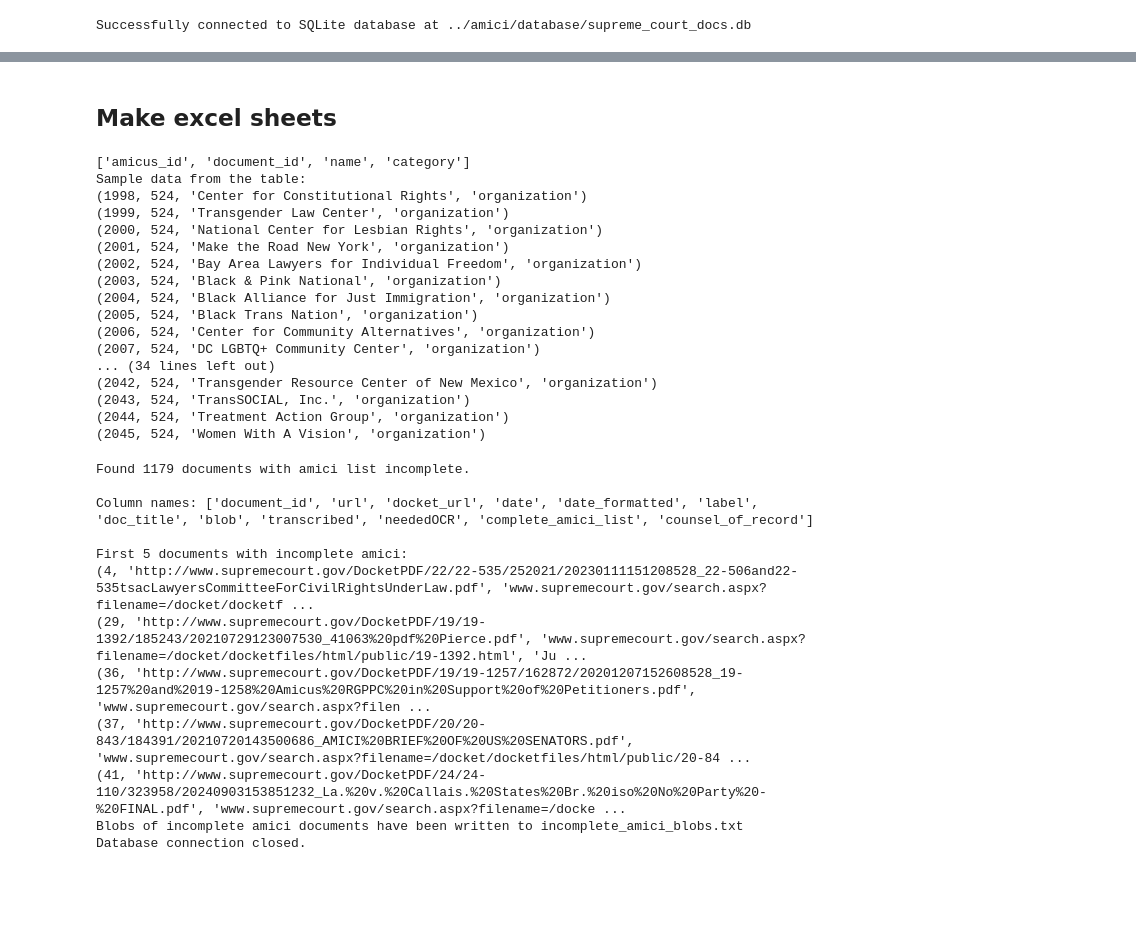
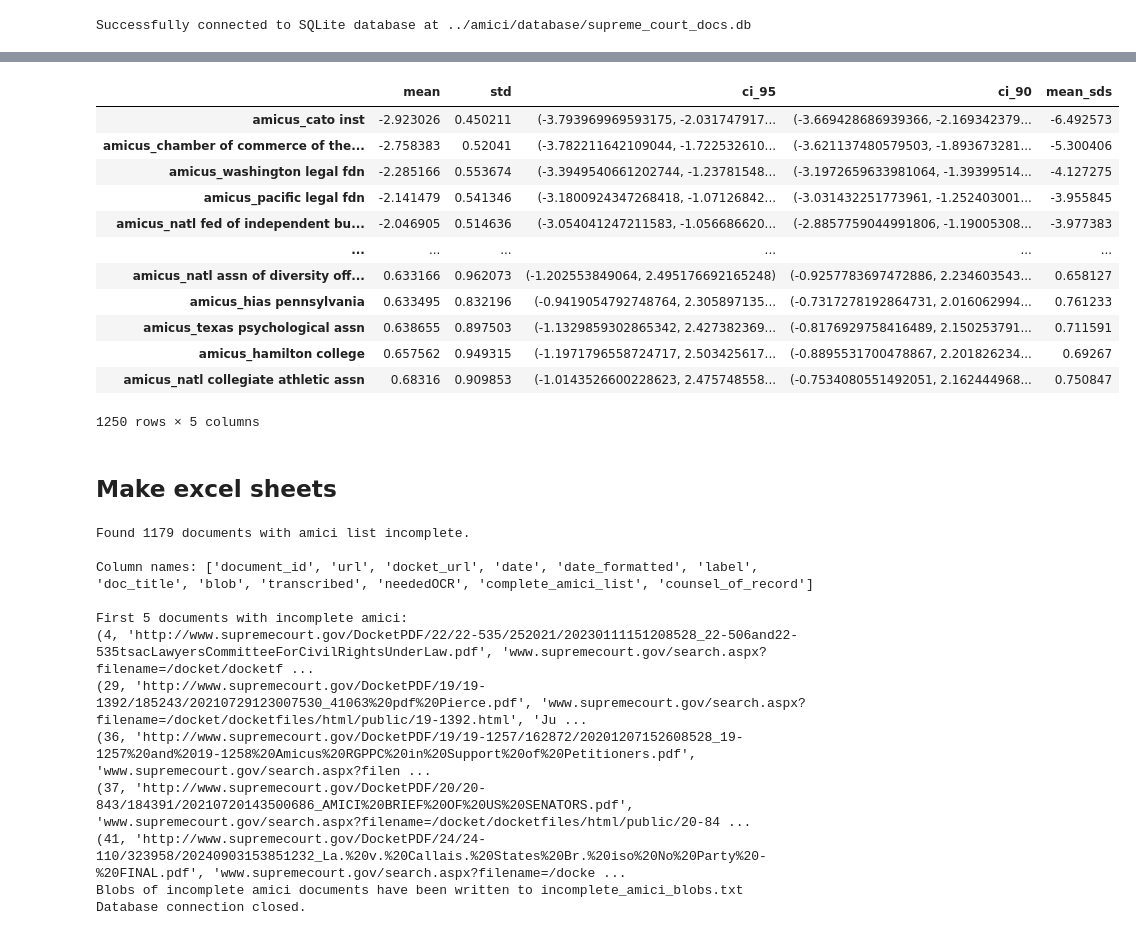
Before and after one commit to galenphall/amici, a Jupyter notebook: notebooks/analysis.ipynb, the cells around one changed output, grey strips where cells are left out. Cells and saved outputs as stored; diff of their text form; code cells hidden in the pictures; blank space fills up the shorter version.

```diff
--- a/notebooks/analysis.ipynb
+++ b/notebooks/analysis.ipynb
@@ -44,39 +409,22 @@ Tables in the database:
+# %%
+amicus_results_df['mean_sds'] = amicus_results_df['mean'] / amicus_results_df['std']
+amicus_results_df.sort_values('mean')
+# %% [output]
+|  | mean | std | ci_95 | ci_90 | mean_sds |
+| amicus_cato inst | -2.923026 | 0.450211 | (-3.793969969593175, -2.031747917... | (-3.669428686939366, -2.169342379... | -6.492573 |
+| amicus_chamber of commerce of the... | -2.758383 | 0.52041 | (-3.782211642109044, -1.722532610... | (-3.621137480579503, -1.893673281... | -5.300406 |
+| amicus_washington legal fdn | -2.285166 | 0.553674 | (-3.3949540661202744, -1.23781548... | (-3.1972659633981064, -1.39399514... | -4.127275 |
+| amicus_pacific legal fdn | -2.141479 | 0.541346 | (-3.1800924347268418, -1.07126842... | (-3.031432251773961, -1.252403001... | -3.955845 |
+| amicus_natl fed of independent bu... | -2.046905 | 0.514636 | (-3.054041247211583, -1.056686620... | (-2.8857759044991806, -1.19005308... | -3.977383 |
+| ... | ... | ... | ... | ... | ... |
+| amicus_natl assn of diversity off... | 0.633166 | 0.962073 | (-1.202553849064, 2.495176692165248) | (-0.9257783697472886, 2.234603543... | 0.658127 |
+| amicus_hias pennsylvania | 0.633495 | 0.832196 | (-0.9419054792748764, 2.305897135... | (-0.7317278192864731, 2.016062994... | 0.761233 |
+| amicus_texas psychological assn | 0.638655 | 0.897503 | (-1.1329859302865342, 2.427382369... | (-0.8176929758416489, 2.150253791... | 0.711591 |
+| amicus_hamilton college | 0.657562 | 0.949315 | (-1.1971796558724717, 2.503425617... | (-0.8895531700478867, 2.201826234... | 0.69267 |
+| amicus_natl collegiate athletic assn | 0.68316 | 0.909853 | (-1.0143526600228623, 2.475748558... | (-0.7534080551492051, 2.162444968... | 0.750847 |
+1250 rows × 5 columns
 # %% [markdown]
 ## Make excel sheets
-# %%
-# Make excel sheets from the database
-try:
-    # Sample query to fetch data from a specific table
-    cursor.execute("SELECT * FROM amici WHERE document_id=524;")  # Replace with your actual table name
-    rows = cursor.fetchall()
-
-    column_names = [description[0] for description in cursor.description]
-    print(column_names)
-
-    # Print the first few rows
-    print("Sample data from the table:")
-    for row in rows:  # Display first 5 rows
-        print(row)
-except Exception as e:
-    print(f"Error fetching data: {e}")
-# %% [output]
-['amicus_id', 'document_id', 'name', 'category']
-Sample data from the table:
-(1998, 524, 'Center for Constitutional Rights', 'organization')
-(1999, 524, 'Transgender Law Center', 'organization')
-(2000, 524, 'National Center for Lesbian Rights', 'organization')
-(2001, 524, 'Make the Road New York', 'organization')
-(2002, 524, 'Bay Area Lawyers for Individual Freedom', 'organization')
-(2003, 524, 'Black & Pink National', 'organization')
-(2004, 524, 'Black Alliance for Just Immigration', 'organization')
-(2005, 524, 'Black Trans Nation', 'organization')
-(2006, 524, 'Center for Community Alternatives', 'organization')
-(2007, 524, 'DC LGBTQ+ Community Center', 'organization')
-... (34 lines left out)
-(2042, 524, 'Transgender Resource Center of New Mexico', 'organization')
-(2043, 524, 'TransSOCIAL, Inc.', 'organization')
-(2044, 524, 'Treatment Action Group', 'organization')
-(2045, 524, 'Women With A Vision', 'organization')
 # %%
 try:
     # Query to find documents with complete_amici_list=False
```
Also changed, not shown: parts of 15 cells of this notebook, 2 other files.
